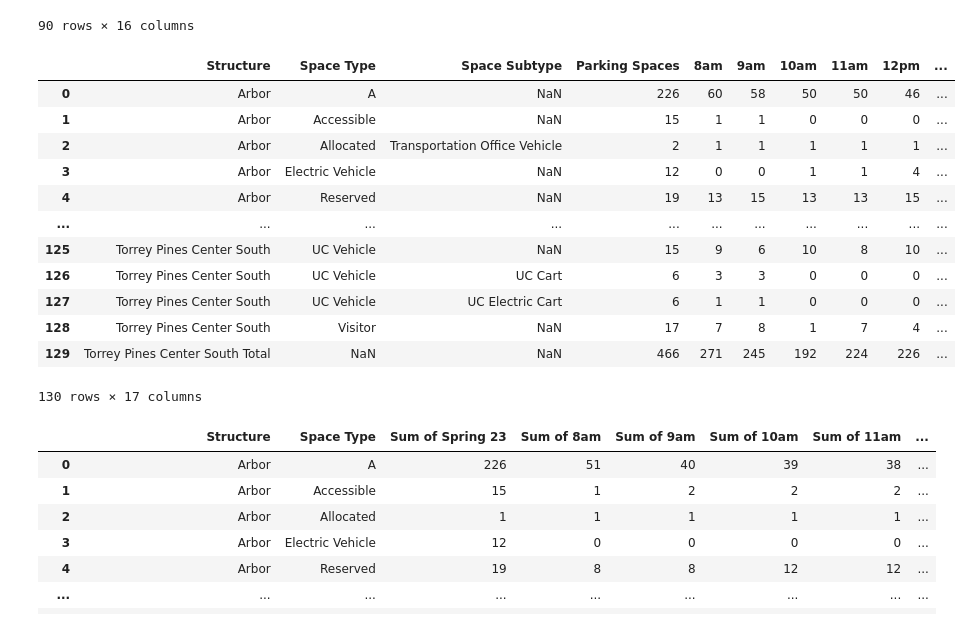
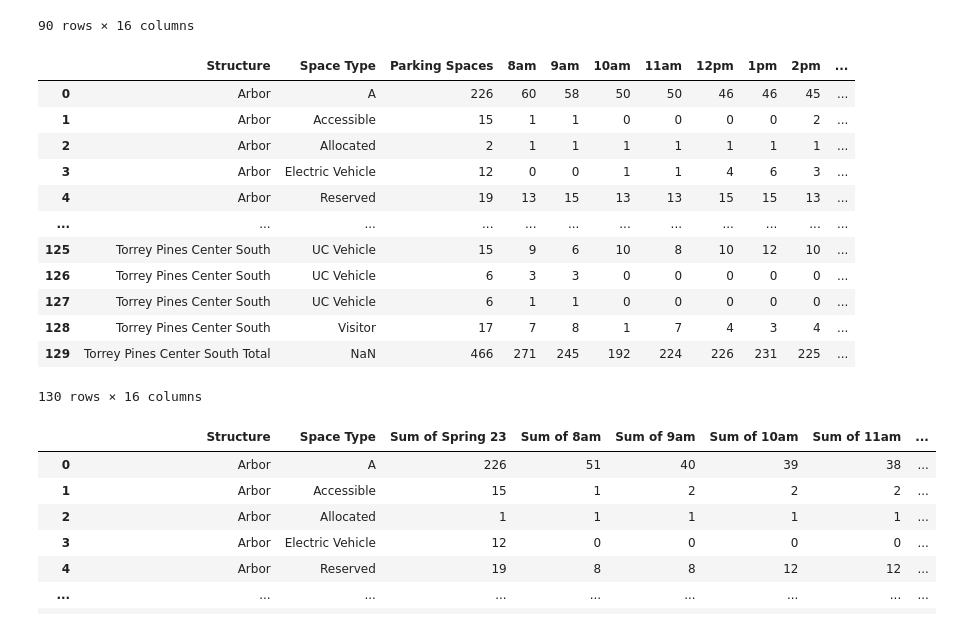
Before and after one commit to DanielJu0925/math189_project, a Jupyter notebook: data_process.ipynb, the cells around one changed output. Saved outputs shown, nothing was run; the diff lists cells and outputs as text; code cells hidden in the pictures.

Commit message:
with all in one table

```diff
--- a/data_process.ipynb
+++ b/data_process.ipynb
@@ -90,43 +90,44 @@ data_fall
 # %%
 # winter
 # getting the column name
 
 index_column = data_winter.iloc[3, 1:].tolist()
 
 # exclude the old header
 data_winter = data_winter.iloc[4:, 1:]
 data_winter.columns = ["Structure"] + index_column[1:]
 
 # change nan into structure
 change_structure(data_winter, "Arbor")
 change_structure(data_winter, "Athena")
 change_structure(data_winter, "Bachman")
 change_structure(data_winter, "Campus Point East")
 change_structure(data_winter, "Campus Point West")
 change_structure(data_winter, "Gilman")
 change_structure(data_winter, "Hopkins")
 change_structure(data_winter, "Nuevo West/Vela")
 change_structure(data_winter, "Pangea")
 change_structure(data_winter, "Scholars")
 change_structure(data_winter, "South")
 change_structure(data_winter, "Torrey Pines Center North")
 change_structure(data_winter, "Torrey Pines Center South")
 data_winter = data_winter.reset_index(drop=True)
+data_winter = data_winter.drop(columns="Space Subtype")
 data_winter
 # %% [output]
-|  | Structure | Space Type | Space Subtype | Parking Spaces | 8am | 9am | 10am | 11am | 12pm | ... |
-| 0 | Arbor | A | NaN | 226 | 60 | 58 | 50 | 50 | 46 | ... |
-| 1 | Arbor | Accessible | NaN | 15 | 1 | 1 | 0 | 0 | 0 | ... |
-| 2 | Arbor | Allocated | Transportation Office Vehicle | 2 | 1 | 1 | 1 | 1 | 1 | ... |
-| 3 | Arbor | Electric Vehicle | NaN | 12 | 0 | 0 | 1 | 1 | 4 | ... |
-| 4 | Arbor | Reserved | NaN | 19 | 13 | 15 | 13 | 13 | 15 | ... |
-| ... | ... | ... | ... | ... | ... | ... | ... | ... | ... | ... |
-| 125 | Torrey Pines Center South | UC Vehicle | NaN | 15 | 9 | 6 | 10 | 8 | 10 | ... |
-| 126 | Torrey Pines Center South | UC Vehicle | UC Cart | 6 | 3 | 3 | 0 | 0 | 0 | ... |
-| 127 | Torrey Pines Center South | UC Vehicle | UC Electric Cart | 6 | 1 | 1 | 0 | 0 | 0 | ... |
-| 128 | Torrey Pines Center South | Visitor | NaN | 17 | 7 | 8 | 1 | 7 | 4 | ... |
-| 129 | Torrey Pines Center South Total | NaN | NaN | 466 | 271 | 245 | 192 | 224 | 226 | ... |
+|  | Structure | Space Type | Parking Spaces | 8am | 9am | 10am | 11am | 12pm | 1pm | 2pm | ... |
+| 0 | Arbor | A | 226 | 60 | 58 | 50 | 50 | 46 | 46 | 45 | ... |
+| 1 | Arbor | Accessible | 15 | 1 | 1 | 0 | 0 | 0 | 0 | 2 | ... |
+| 2 | Arbor | Allocated | 2 | 1 | 1 | 1 | 1 | 1 | 1 | 1 | ... |
+| 3 | Arbor | Electric Vehicle | 12 | 0 | 0 | 1 | 1 | 4 | 6 | 3 | ... |
+| 4 | Arbor | Reserved | 19 | 13 | 15 | 13 | 13 | 15 | 15 | 13 | ... |
+| ... | ... | ... | ... | ... | ... | ... | ... | ... | ... | ... | ... |
+| 125 | Torrey Pines Center South | UC Vehicle | 15 | 9 | 6 | 10 | 8 | 10 | 12 | 10 | ... |
+| 126 | Torrey Pines Center South | UC Vehicle | 6 | 3 | 3 | 0 | 0 | 0 | 0 | 0 | ... |
+| 127 | Torrey Pines Center South | UC Vehicle | 6 | 1 | 1 | 0 | 0 | 0 | 0 | 0 | ... |
+| 128 | Torrey Pines Center South | Visitor | 17 | 7 | 8 | 1 | 7 | 4 | 3 | 4 | ... |
+| 129 | Torrey Pines Center South Total | NaN | 466 | 271 | 245 | 192 | 224 | 226 | 231 | 225 | ... |
-130 rows × 17 columns
+130 rows × 16 columns
 # %%
 # spring
 # getting the column name
```
Also changed, not shown: parts of 3 cells of this notebook, 4 other files.
